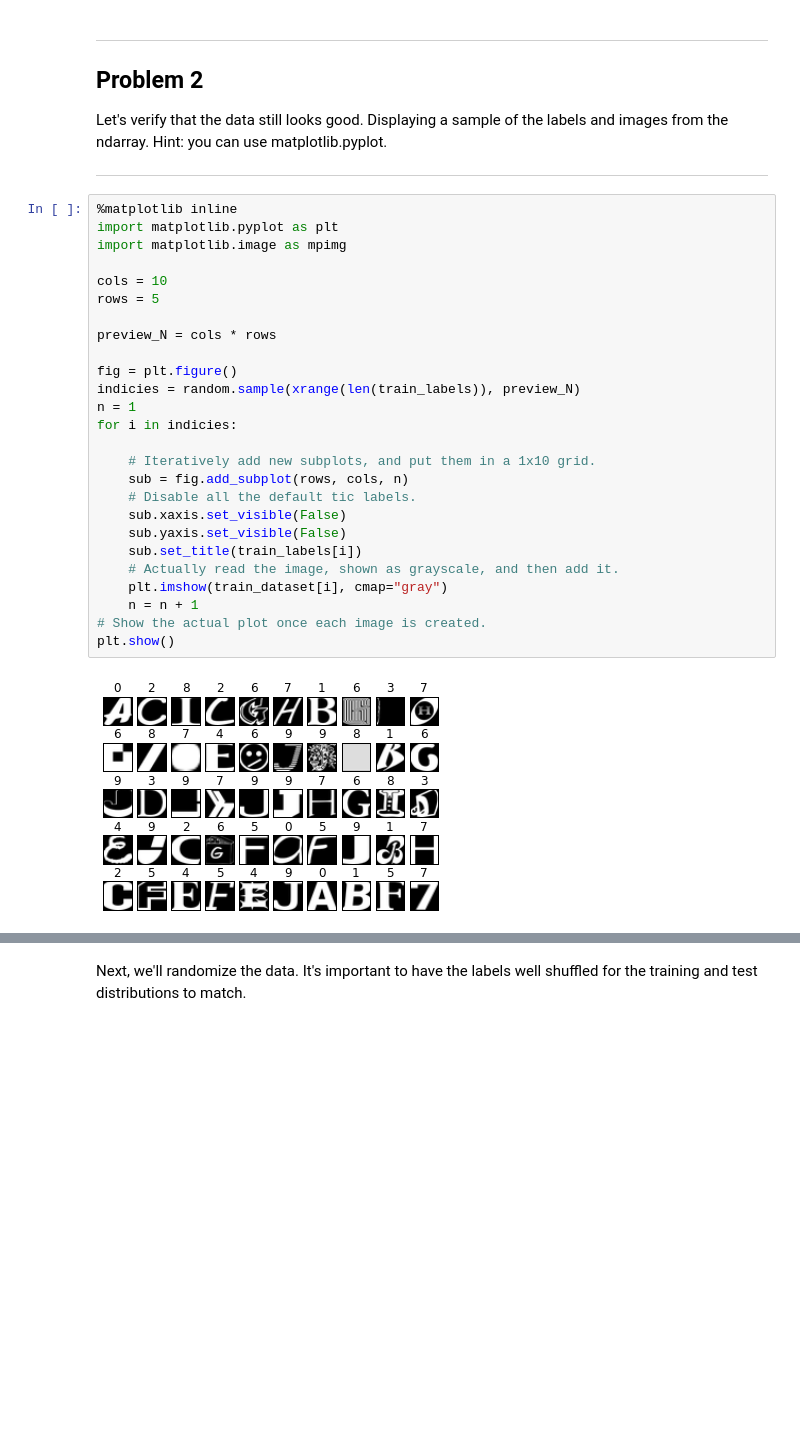
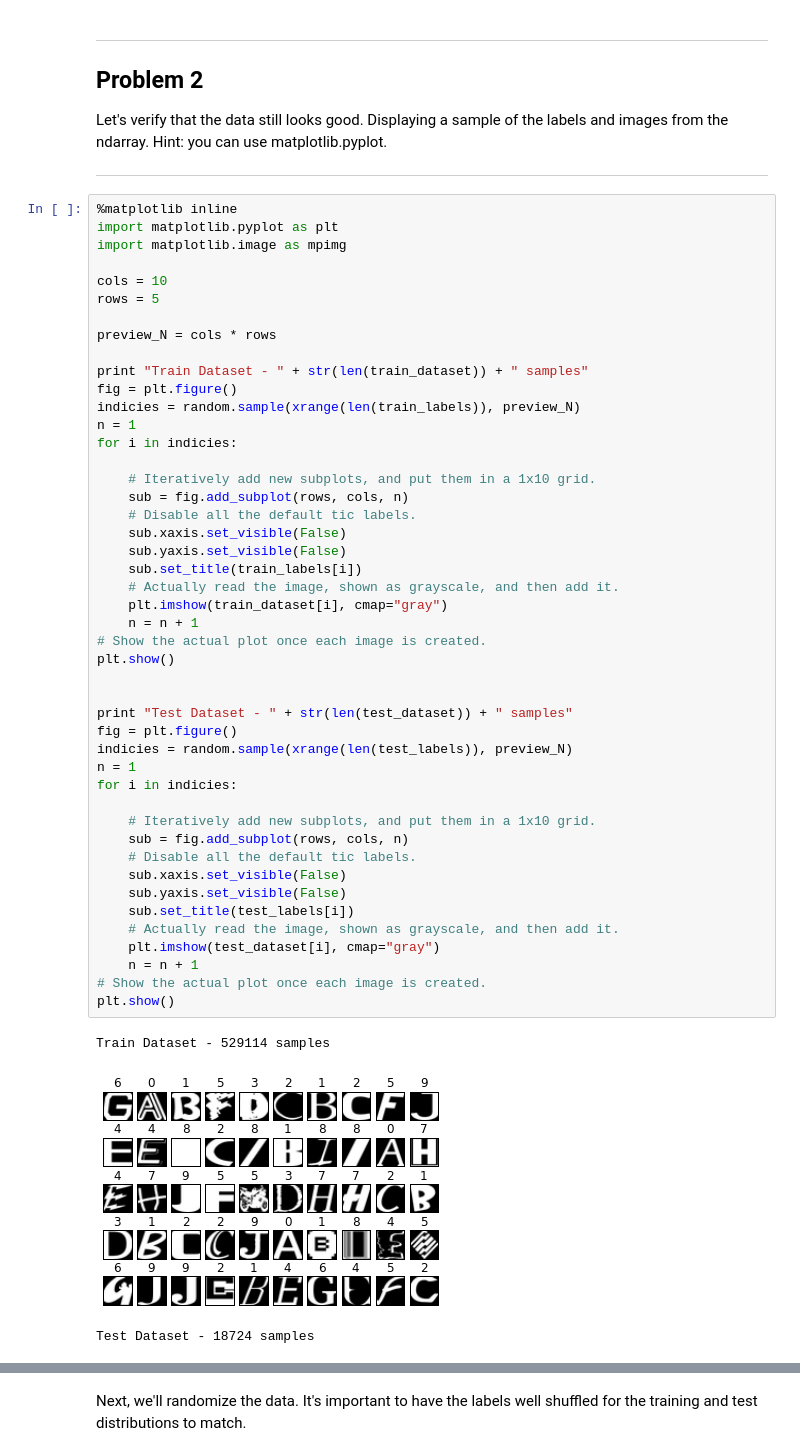
Before and after one commit to frankcarey/tensorflow, a Jupyter notebook: tensorflow/examples/udacity/1_notmnist.ipynb, the cells around one changed output, grey strips where cells are left out. Drawn from its saved outputs; the diff is of its cells as text; blank space fills up the shorter version.

Commit message:
Fixup problem 2. Also do same thing for problem 3 but instead just grab the first N rows instead of a random sample.

```diff
--- a/tensorflow/examples/udacity/1_notmnist.ipynb
+++ b/tensorflow/examples/udacity/1_notmnist.ipynb
@@ -317,28 +317,50 @@ Let's verify that the data still looks good. Displaying a sample of the labels a
 # %%
 %matplotlib inline
 import matplotlib.pyplot as plt
 import matplotlib.image as mpimg
 
 cols = 10
 rows = 5
 
 preview_N = cols * rows
 
+print "Train Dataset - " + str(len(train_dataset)) + " samples"
 fig = plt.figure()
 indicies = random.sample(xrange(len(train_labels)), preview_N)
 n = 1
 for i in indicies:
 
     # Iteratively add new subplots, and put them in a 1x10 grid.
     sub = fig.add_subplot(rows, cols, n)
     # Disable all the default tic labels.
     sub.xaxis.set_visible(False)
     sub.yaxis.set_visible(False)
     sub.set_title(train_labels[i])
     # Actually read the image, shown as grayscale, and then add it.
     plt.imshow(train_dataset[i], cmap="gray")
     n = n + 1
 # Show the actual plot once each image is created.
 plt.show()
+
+
+print "Test Dataset - " + str(len(test_dataset)) + " samples"
+fig = plt.figure()
+indicies = random.sample(xrange(len(test_labels)), preview_N)
+n = 1
+for i in indicies:
+
+    # Iteratively add new subplots, and put them in a 1x10 grid.
+    sub = fig.add_subplot(rows, cols, n)
+    # Disable all the default tic labels.
+    sub.xaxis.set_visible(False)
+    sub.yaxis.set_visible(False)
+    sub.set_title(test_labels[i])
+    # Actually read the image, shown as grayscale, and then add it.
+    plt.imshow(test_dataset[i], cmap="gray")
+    n = n + 1
+# Show the actual plot once each image is created.
+plt.show()
 # %% [output]
+Train Dataset - 529114 samples
-[figure, old version]
+[figure, new version]
+Test Dataset - 18724 samples
```
Also changed, not shown: parts of 2 cells of this notebook.
